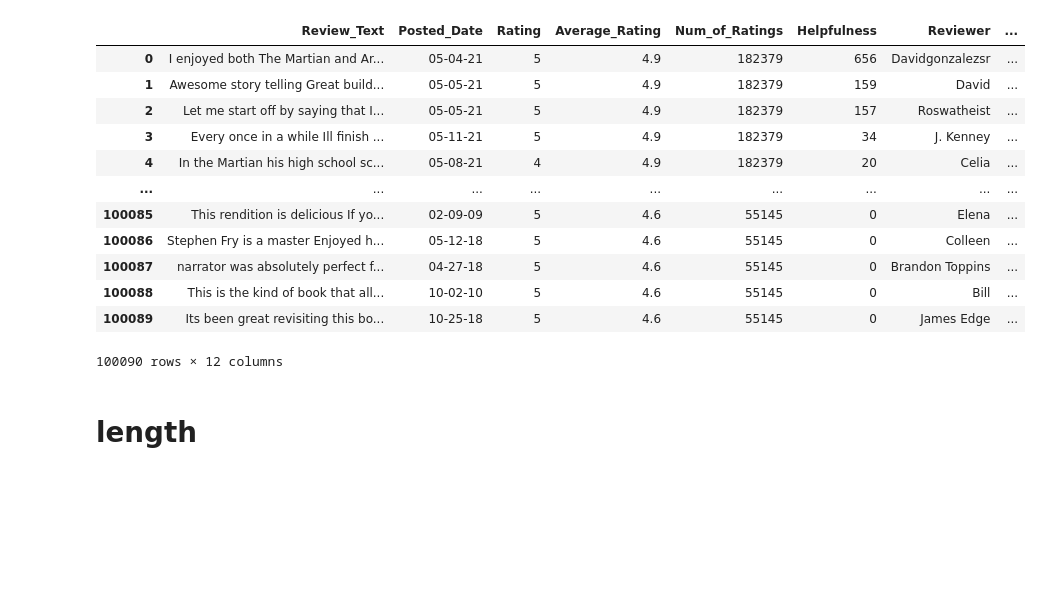
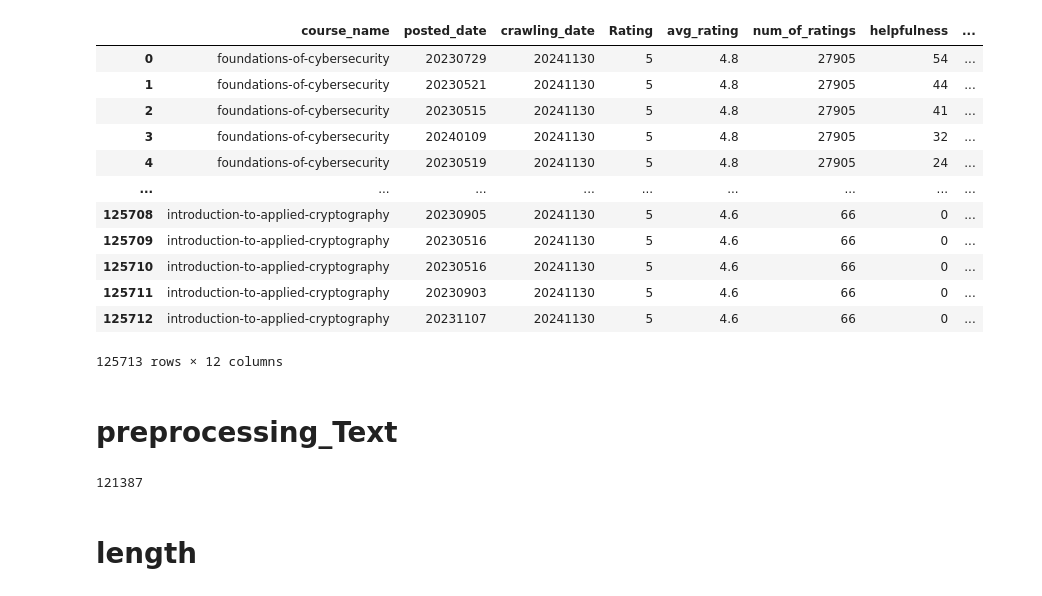
Before and after one commit to bhw119/PADA_LAB, a Jupyter notebook: preprocessing_code/preprocessing_merged.ipynb, the cells around one changed output. Saved outputs shown, nothing was run; the diff lists cells and outputs as text; code cells hidden in the pictures; blank space fills up the shorter version.

```diff
--- a/preprocessing_code/preprocessing_merged.ipynb
+++ b/preprocessing_code/preprocessing_merged.ipynb
@@ -1,26 +1,68 @@
 # %%
 import numpy as np
 import pandas as pd
 from sklearn.feature_extraction.text import CountVectorizer
 from sklearn.decomposition import LatentDirichletAllocation as LDA
 from scipy.stats import entropy
 
-df = pd.read_csv("../raw/audible.csv")
+df = pd.read_csv("../raw/coursera.csv")
+
+df = df.drop_duplicates()
+df = df.drop_duplicates(subset=['Review_Text'], keep='first').reset_index(drop=True)
+# df['Average_Rating'] = df['Average_rating']
+# df = df.drop(columns=['Average_rating'])
+# df['time_lapsed'] = df['Day_elapsed']
+
 df
 # %% [output]
-|  | Review_Text | Posted_Date | Rating | Average_Rating | Num_of_Ratings | Helpfulness | Reviewer | ... |
-| 0 | I enjoyed both The Martian and Ar... | 05-04-21 | 5 | 4.9 | 182379 | 656 | Davidgonzalezsr | ... |
-| 1 | Awesome story telling Great build... | 05-05-21 | 5 | 4.9 | 182379 | 159 | David | ... |
-| 2 | Let me start off by saying that I... | 05-05-21 | 5 | 4.9 | 182379 | 157 | Roswatheist | ... |
-| 3 | Every once in a while Ill finish ... | 05-11-21 | 5 | 4.9 | 182379 | 34 | J. Kenney | ... |
-| 4 | In the Martian his high school sc... | 05-08-21 | 4 | 4.9 | 182379 | 20 | Celia | ... |
+|  | course_name | posted_date | crawling_date | Rating | avg_rating | num_of_ratings | helpfulness | ... |
+| 0 | foundations-of-cybersecurity | 20230729 | 20241130 | 5 | 4.8 | 27905 | 54 | ... |
+| 1 | foundations-of-cybersecurity | 20230521 | 20241130 | 5 | 4.8 | 27905 | 44 | ... |
+| 2 | foundations-of-cybersecurity | 20230515 | 20241130 | 5 | 4.8 | 27905 | 41 | ... |
+| 3 | foundations-of-cybersecurity | 20240109 | 20241130 | 5 | 4.8 | 27905 | 32 | ... |
+| 4 | foundations-of-cybersecurity | 20230519 | 20241130 | 5 | 4.8 | 27905 | 24 | ... |
 | ... | ... | ... | ... | ... | ... | ... | ... | ... |
-| 100085 | This rendition is delicious If yo... | 02-09-09 | 5 | 4.6 | 55145 | 0 | Elena | ... |
-| 100086 | Stephen Fry is a master Enjoyed h... | 05-12-18 | 5 | 4.6 | 55145 | 0 | Colleen | ... |
-| 100087 | narrator was absolutely perfect f... | 04-27-18 | 5 | 4.6 | 55145 | 0 | Brandon Toppins | ... |
-| 100088 | This is the kind of book that all... | 10-02-10 | 5 | 4.6 | 55145 | 0 | Bill | ... |
-| 100089 | Its been great revisiting this bo... | 10-25-18 | 5 | 4.6 | 55145 | 0 | James Edge | ... |
+| 125708 | introduction-to-applied-cryptography | 20230905 | 20241130 | 5 | 4.6 | 66 | 0 | ... |
+| 125709 | introduction-to-applied-cryptography | 20230516 | 20241130 | 5 | 4.6 | 66 | 0 | ... |
+| 125710 | introduction-to-applied-cryptography | 20230516 | 20241130 | 5 | 4.6 | 66 | 0 | ... |
+| 125711 | introduction-to-applied-cryptography | 20230903 | 20241130 | 5 | 4.6 | 66 | 0 | ... |
+| 125712 | introduction-to-applied-cryptography | 20231107 | 20241130 | 5 | 4.6 | 66 | 0 | ... |
-100090 rows × 12 columns
+125713 rows × 12 columns
+# %% [markdown]
+# preprocessing_Text
+# %%
+import pandas as pd
+import re
+
+# CSV 파일 불러오기
+pre_df = df.copy()
+
+# 이모티콘만 제거하는 정규 표현식
+def remove_emojis(text):
+    # 이모티콘을 제외하고 영어 문장 부호는 유지
+    return re.sub(r'[^\w\s.,!?\'"()\-]', '', str(text))
+
+# 'Review_Text'와 'review_title' 열에서 이모티콘만 제거
+pre_df['Review_Text'] = pre_df['Review_Text'].apply(remove_emojis)
+
+
+# 영어 패턴 정의 (온점, 쉼표, 느낌표 등 허용)
+english_pattern = r"^[A-Za-z0-9\s.,!?'\-\"()]+$"
+
+# NaN 값이 있는 행 제거
+pre_df = pre_df.dropna(subset=['Review_Text', 'review_title'])
+
+# 'Review_Text'와 'review_title'이 영어로만 이루어진 행 필터링
+pre_df = pre_df[
+    pre_df['Review_Text'].str.match(english_pattern) & pre_df['review_title'].str.match(english_pattern)
+]
+
+# 필터링된 데이터의 행 개수 출력
+print(len(pre_df))
+
+df = pre_df
+# %% [output]
+121387
 # %% [markdown]
 # length
 # %%
```
Also changed, not shown: parts of 12 cells of this notebook, 10 other files.
